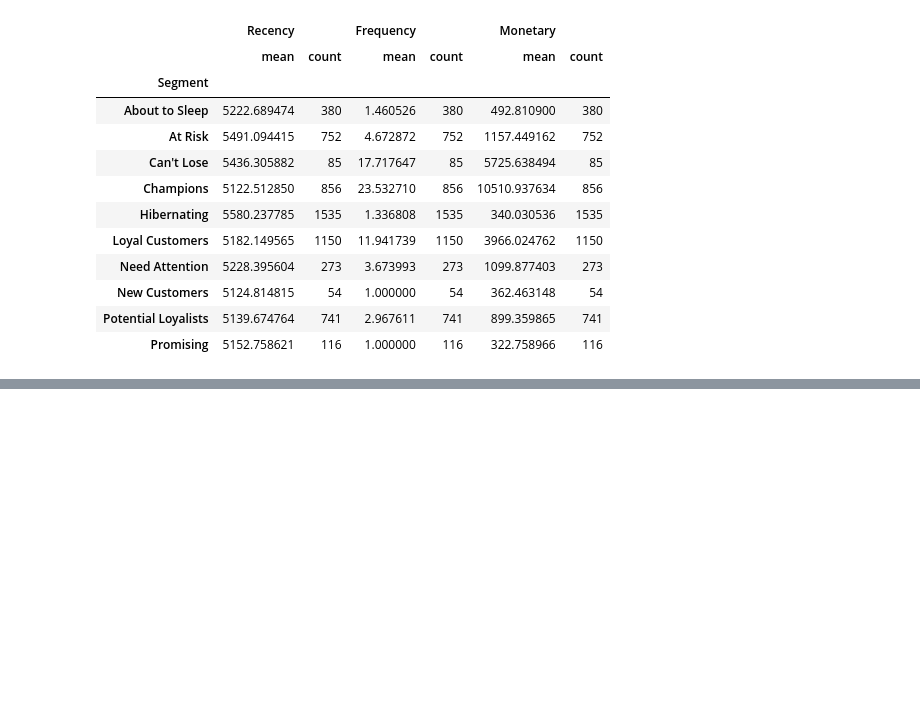
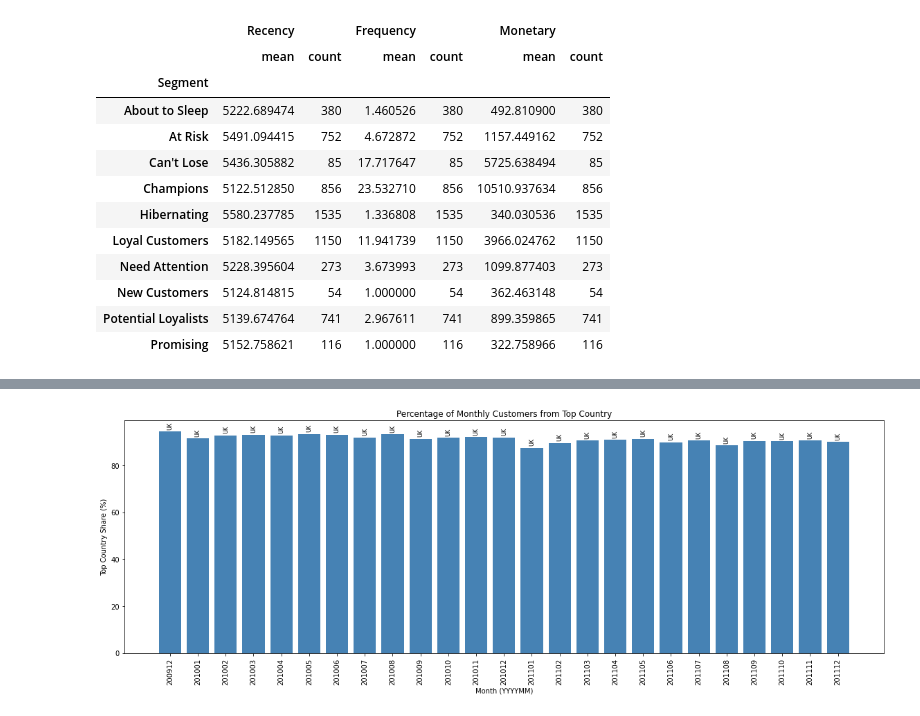
Before and after one commit to jarviscanada/jarvis_data_eng_KantyGakima, a Jupyter notebook: python_data_analytics/retail_data_analytics_wrangling.ipynb, the cells around one changed output, grey strips where cells are left out. Cells and saved outputs as stored; diff of their text form; code cells hidden in the pictures; blank space fills up the shorter version.

```diff
--- a/python_data_analytics/retail_data_analytics_wrangling.ipynb
+++ b/python_data_analytics/retail_data_analytics_wrangling.ipynb
@@ -508,0 +546,14 @@ rfm_df[["Segment", "Recency","Frequency","Monetary"]].groupby("Segment").agg(["m
+# %%
+comparison_df = top_country_per_month.merge(
+    monthly_active_users,
+    on='InvoiceYearMonth',
+    how='left'
+)
+comparison_df.head()
+# Calculate share of top country
+comparison_df['TopCountryPerc'] = (
+    comparison_df['TopCountryCustomers'] / comparison_df['CustomerID'] * 100
+)
+comparison_df['Country'] = comparison_df['Country'].replace({'United Kingdom': 'UK'})
+
+comparison_df.head()
@@ -508,0 +567,32 @@ rfm_df[["Segment", "Recency","Frequency","Monetary"]].groupby("Segment").agg(["m
+# %%
+import matplotlib.pyplot as plt
+
+plt.figure(figsize=(16, 6))
+
+bars = plt.bar(
+    comparison_df['InvoiceYearMonth'],
+    comparison_df['TopCountryPerc'],
+    color='steelblue'
+)
+
+# Label each bar with the country name
+for bar, (_, row) in zip(bars, comparison_df.iterrows()):
+    height = bar.get_height()
+    plt.text(
+        bar.get_x() + bar.get_width() / 2,
+        height + 1,
+        row['Country'],
+        ha='center',
+        va='bottom',
+        fontsize=8,
+        rotation=90
+    )
+
+plt.title("Percentage of Monthly Customers from Top Country")
+plt.xlabel("Month (YYYYMM)")
+plt.ylabel("Top Country Share (%)")
+plt.xticks(rotation=90)
+plt.tight_layout()
+plt.show()
+# %% [output]
+[figure, added]
```
Also changed, not shown: parts of 6 cells of this notebook.
